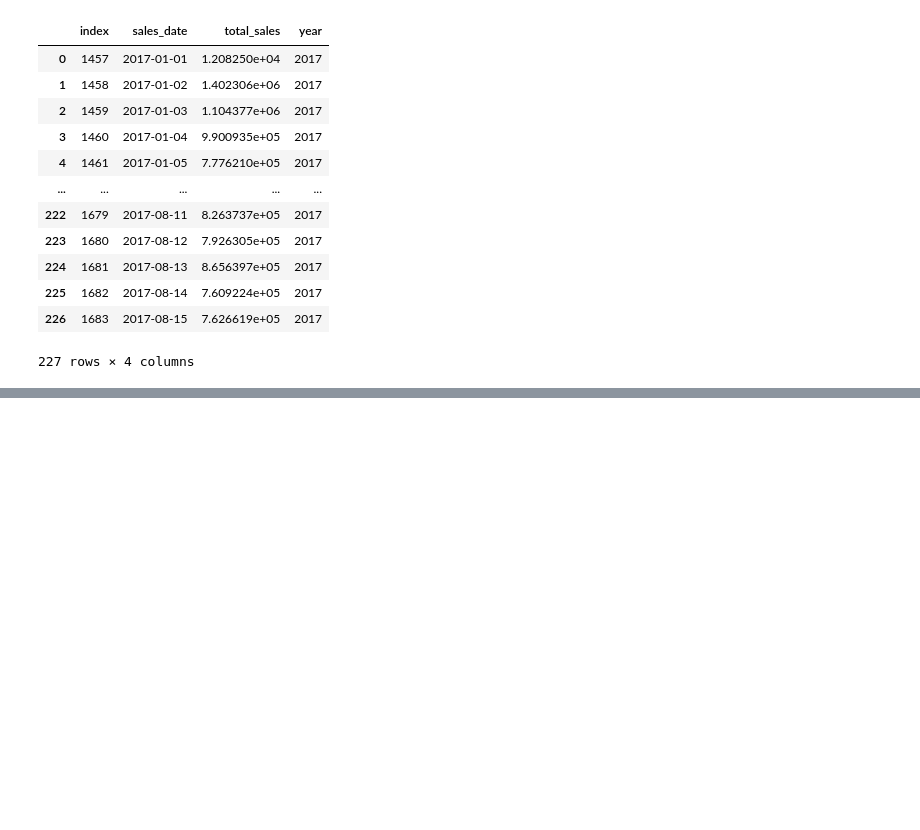
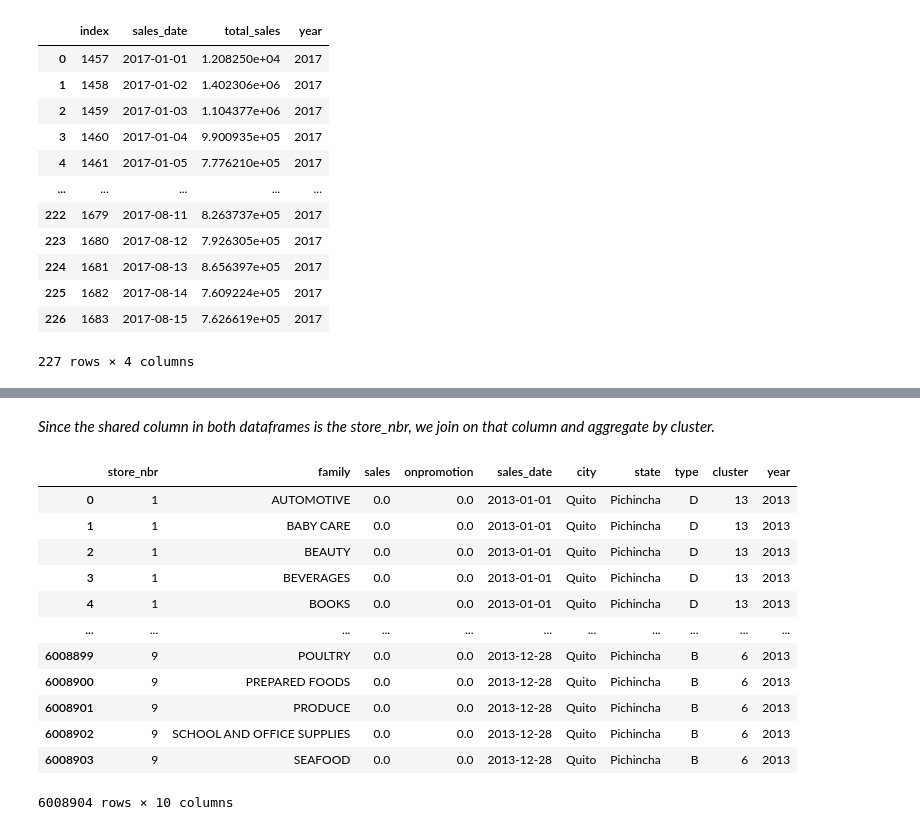
Before and after one commit to kbay9/Retail_Sales_Price_Prediction, a Jupyter notebook: sales_prediction.ipynb, the cells around one changed output, grey strips where cells are left out. Saved outputs shown, nothing was run; the diff lists cells and outputs as text; code cells hidden in the pictures; blank space fills up the shorter version.

```diff
--- a/sales_prediction.ipynb
+++ b/sales_prediction.ipynb
@@ -961,0 +1114,22 @@ data_2017
+# %% [markdown]
+*Since the shared column in both dataframes is the store_nbr, we join on that column and aggregate by cluster.*
+# %%
+# Joining the train data with the stores data
+train_by_cluster = pd.merge(train_data, stores_data, on = "store_nbr")
+train_by_cluster["year"] = pd.to_datetime(train_by_cluster["sales_date"]).dt.year
+train_by_cluster["year"] = (train_by_cluster["year"]).apply(str)
+train_by_cluster
+# %% [output]
+|  | store_nbr | family | sales | onpromotion | sales_date | city | state | type | cluster | year |
+| 0 | 1 | AUTOMOTIVE | 0.0 | 0.0 | 2013-01-01 | Quito | Pichincha | D | 13 | 2013 |
+| 1 | 1 | BABY CARE | 0.0 | 0.0 | 2013-01-01 | Quito | Pichincha | D | 13 | 2013 |
+| 2 | 1 | BEAUTY | 0.0 | 0.0 | 2013-01-01 | Quito | Pichincha | D | 13 | 2013 |
+| 3 | 1 | BEVERAGES | 0.0 | 0.0 | 2013-01-01 | Quito | Pichincha | D | 13 | 2013 |
+| 4 | 1 | BOOKS | 0.0 | 0.0 | 2013-01-01 | Quito | Pichincha | D | 13 | 2013 |
+| ... | ... | ... | ... | ... | ... | ... | ... | ... | ... | ... |
+| 6008899 | 9 | POULTRY | 0.0 | 0.0 | 2013-12-28 | Quito | Pichincha | B | 6 | 2013 |
+| 6008900 | 9 | PREPARED FOODS | 0.0 | 0.0 | 2013-12-28 | Quito | Pichincha | B | 6 | 2013 |
+| 6008901 | 9 | PRODUCE | 0.0 | 0.0 | 2013-12-28 | Quito | Pichincha | B | 6 | 2013 |
+| 6008902 | 9 | SCHOOL AND OFFICE SUPPLIES | 0.0 | 0.0 | 2013-12-28 | Quito | Pichincha | B | 6 | 2013 |
+| 6008903 | 9 | SEAFOOD | 0.0 | 0.0 | 2013-12-28 | Quito | Pichincha | B | 6 | 2013 |
+6008904 rows × 10 columns
```
Also changed, not shown: parts of 72 cells of this notebook.
